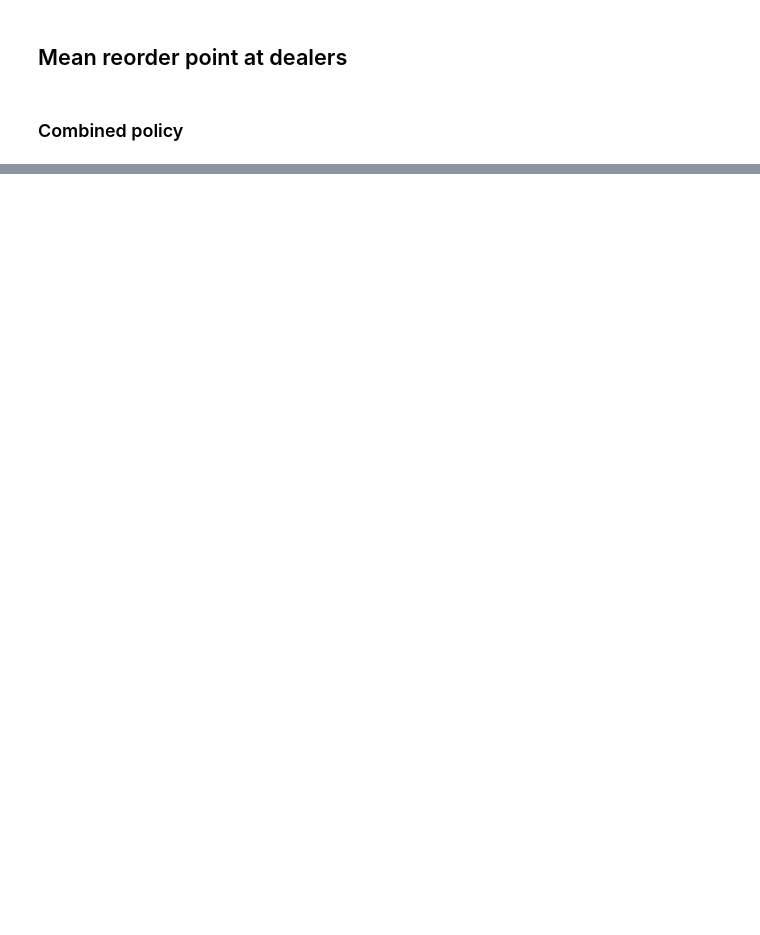
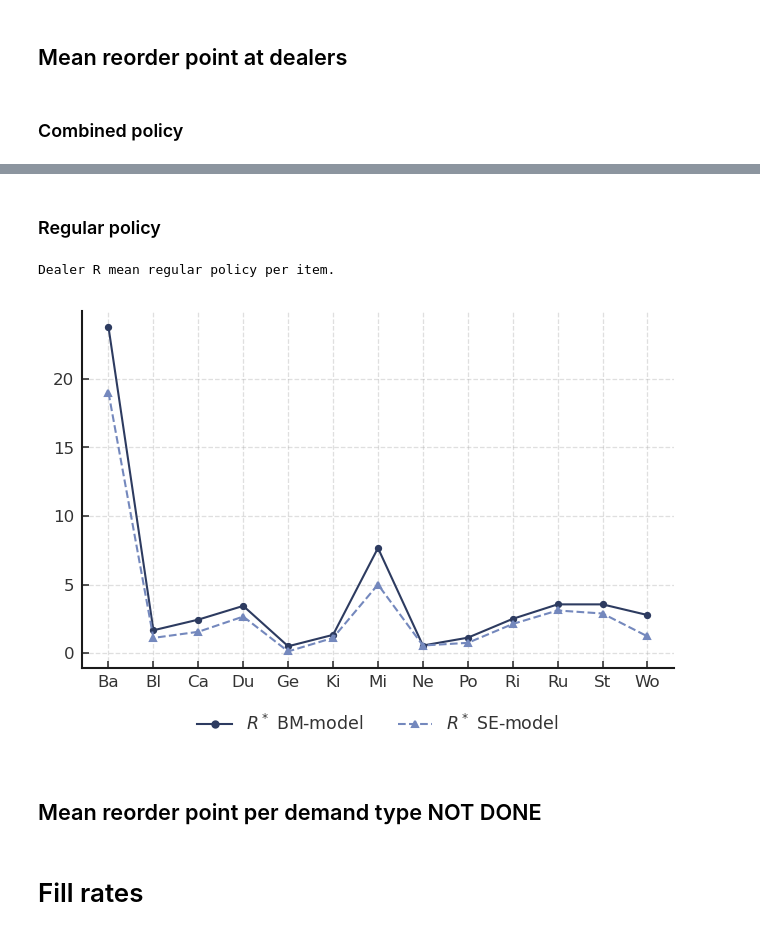
Before and after one commit to JBep/Master_thesis, a Jupyter notebook: Results/graphs_reorder_points.ipynb, the cells around one changed output, grey strips where cells are left out. Cells and saved outputs as stored; diff of their text form; code cells hidden in the pictures; blank space fills up the shorter version.

```diff
--- a/Results/graphs_reorder_points.ipynb
+++ b/Results/graphs_reorder_points.ipynb
@@ -263,0 +278,51 @@ Dealer R mean combined policy per item.
+# %% [markdown]
+### Regular policy
+# %%
+# Mean R per dealer for combined policy.
+dealer_list = all_dealers
+
+df = pd.DataFrame({"Dealer": dealer_list, "Dealer identifier": dealer_dict.values(), "R_mean_BM": np.nan,"R_mean_SE": np.nan})
+df.set_index("Dealer", inplace = True)
+x_list = []
+
+for dealer in dealer_list:
+    R_BM_sum = 0
+    R_SE_sum = 0
+    R_count = 0
+    for id in ids_regular:
+        try:
+            R_BM_sum += int(df_dict[id].loc[dealer,"R, BM model"])
+            R_SE_sum += int(df_dict[id].loc[dealer,"R, SE model"])
+            R_count += 1
+        except KeyError:
+            pass
+
+    if R_count > 0:
+        df.loc[dealer,"R_mean_BM"] = R_BM_sum/R_count
+        df.loc[dealer,"R_mean_SE"] = R_SE_sum/R_count
+    else:
+        df.loc[dealer,"R_mean_BM"] = np.nan
+        df.loc[dealer,"R_mean_SE"] = np.nan
+
+    x_list.append(dealer[:2])
+
+x = df["Dealer identifier"].values
+y_R_BM = df["R_mean_BM"].values
+y_R_SE = df["R_mean_SE"].values
+
+plt.style.use('our_style.mplstyle')
+fig, ax = plt.subplots()
+ax.plot(x_list, y_R_BM, label = "$R^*$ BM-model", color = color_dict["BM_model"], linestyle = linestyle_dict["BM_model"], marker = marker_dict["BM_model"])
+ax.plot(x_list, y_R_SE, label = "$R^*$ SE-model", color = color_dict["SE_model"], linestyle = linestyle_dict["SE_model"], marker = marker_dict["SE_model"])
+ax.legend(bbox_to_anchor=(0.5,-0.23),ncol = 2)
+
+print(f"Dealer R mean regular policy per item.")
+plt.savefig(f"{graph_dir}/04_dealer_mean_R_per_item_regular.png")
+plt.show()
+# %% [output]
+Dealer R mean regular policy per item.
+[figure, added]
+# %% [markdown]
+## Mean reorder point per demand type NOT DONE
+# %% [markdown]
+# Fill rates
```
Also changed, not shown: parts of 31 cells of this notebook, 2 other files.
